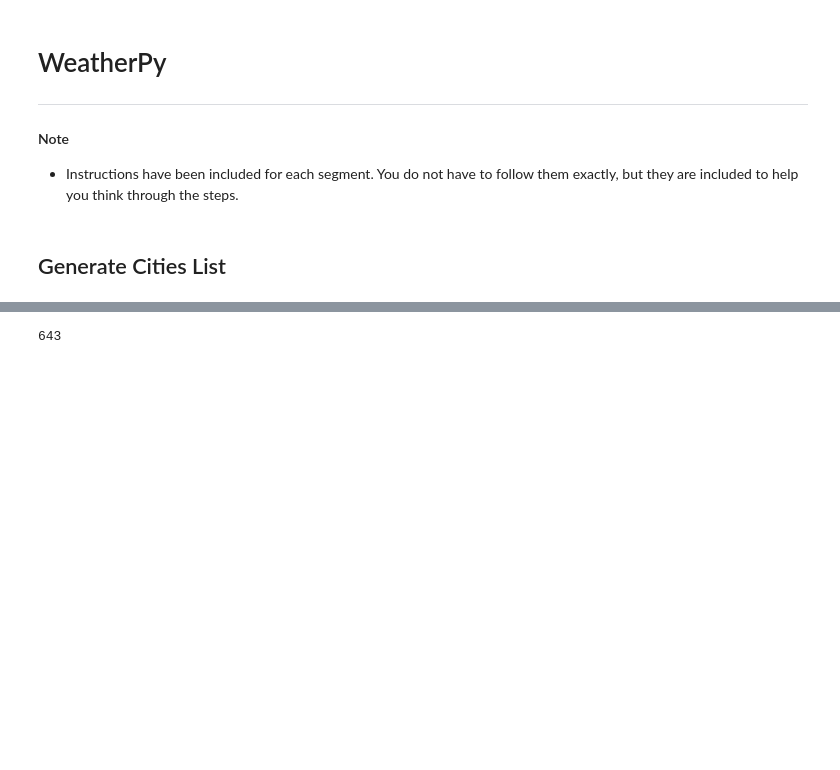
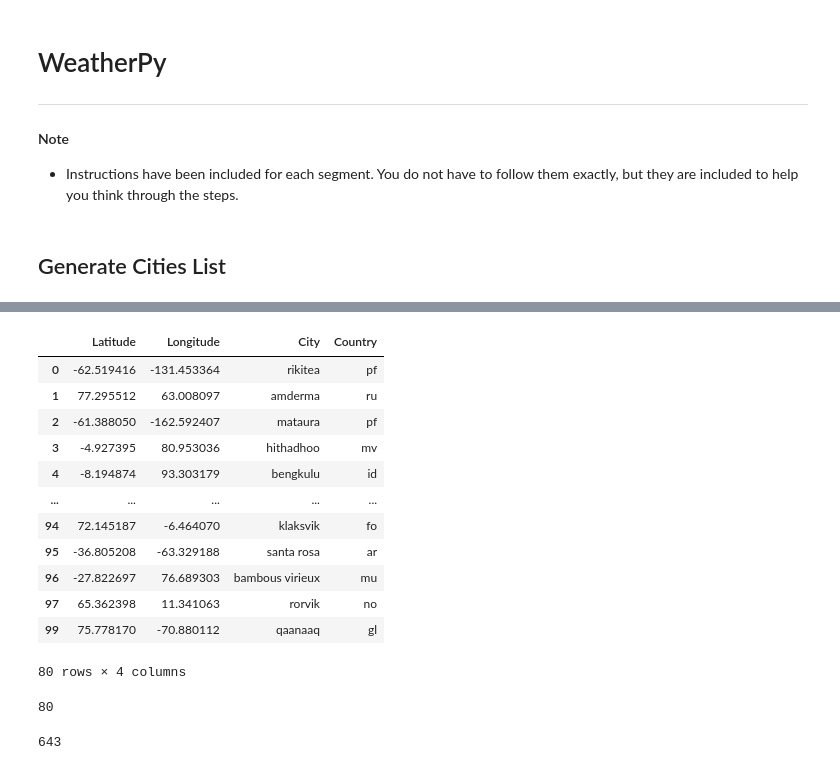
Before and after one commit to meielerol/API-challenge, a Jupyter notebook: WeatherPy.ipynb, the cells around one changed output, grey strips where cells are left out. Drawn from its saved outputs; the diff is of its cells as text; code cells hidden in the pictures; blank space fills up the shorter version.

```diff
--- a/WeatherPy.ipynb
+++ b/WeatherPy.ipynb
@@ -22,3 +79,29 @@ from citipy import citipy
+# %%
+#remove duplicates
+cities_df = citiesCreate_df.drop_duplicates("City", keep="first")
+cities_df
+# %% [output]
+|  | Latitude | Longitude | City | Country |
+| 0 | -62.519416 | -131.453364 | rikitea | pf |
+| 1 | 77.295512 | 63.008097 | amderma | ru |
+| 2 | -61.388050 | -162.592407 | mataura | pf |
+| 3 | -4.927395 | 80.953036 | hithadhoo | mv |
+| 4 | -8.194874 | 93.303179 | bengkulu | id |
+| ... | ... | ... | ... | ... |
+| 94 | 72.145187 | -6.464070 | klaksvik | fo |
+| 95 | -36.805208 | -63.329188 | santa rosa | ar |
+| 96 | -27.822697 | 76.689303 | bambous virieux | mu |
+| 97 | 65.362398 | 11.341063 | rorvik | no |
+| 99 | 75.778170 | -70.880112 | qaanaaq | gl |
+80 rows × 4 columns
+# %%
+#reindex the list
+cities_df = cities_df.reset_index(drop=True)
+
+#new length
+len(cities_df)
+# %% [output]
+80
 # %%
 #example
 # %% [output]
```
Also changed, not shown: parts of 2 cells of this notebook.
